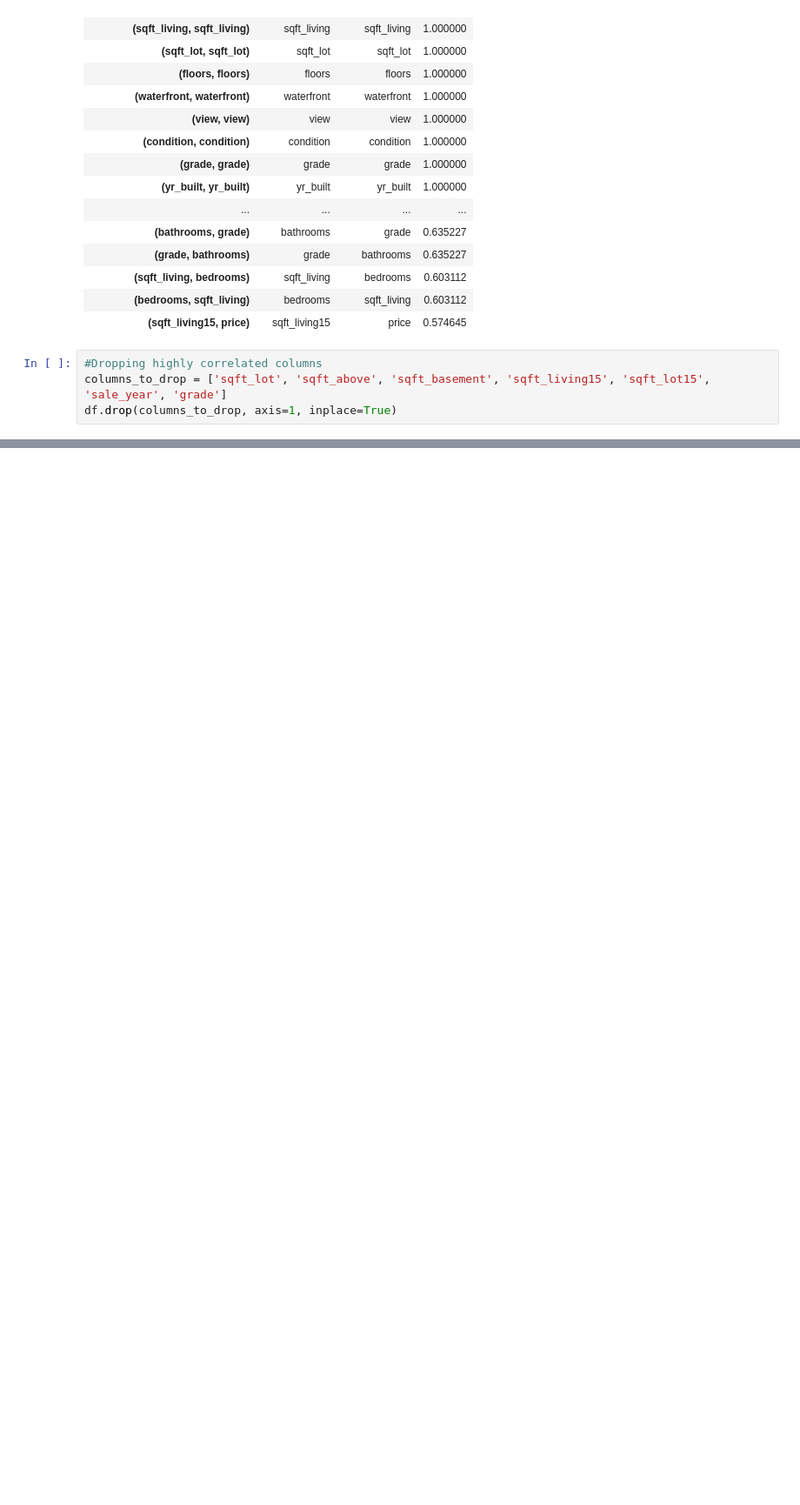
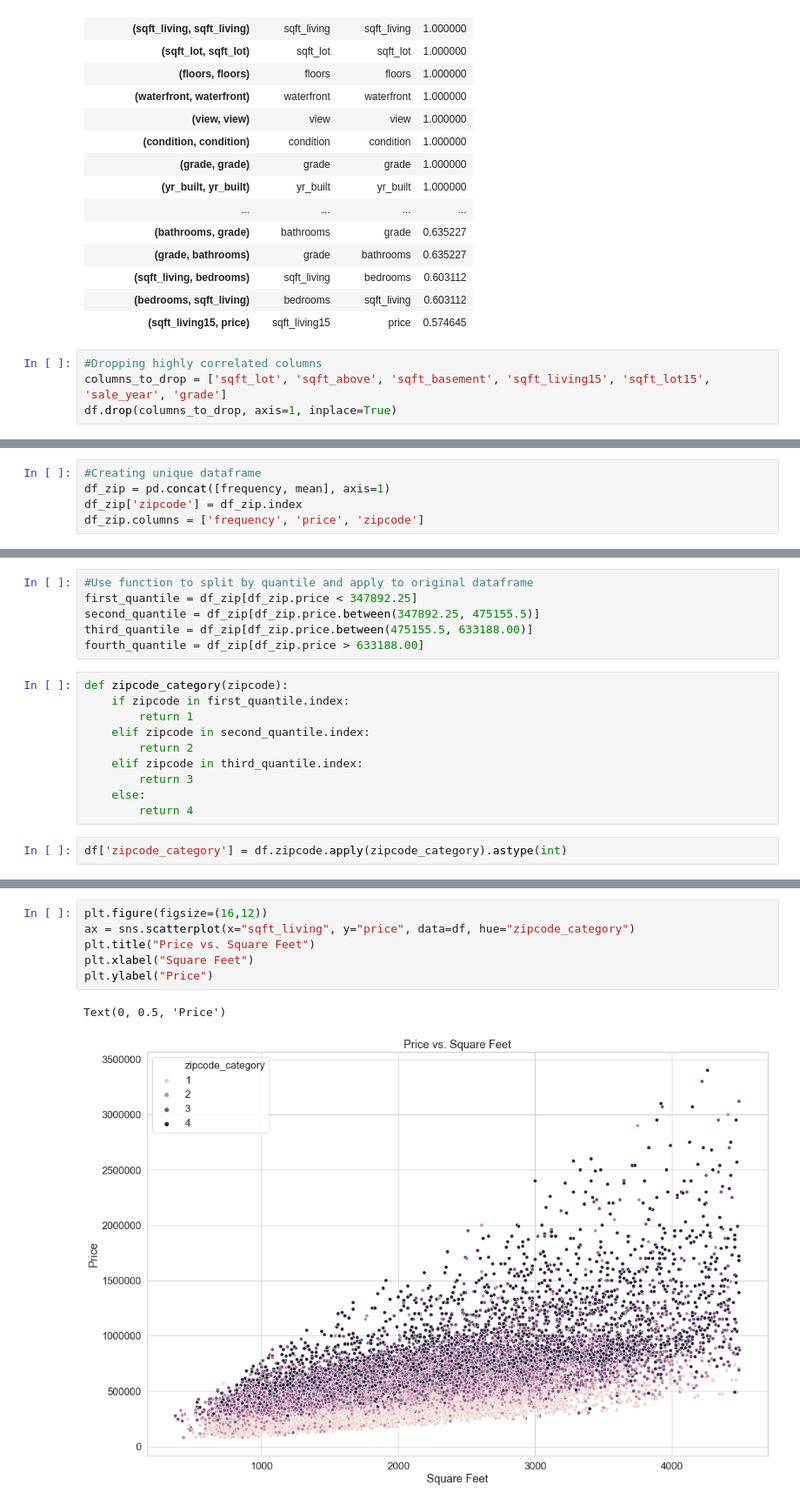
Before and after one commit to JonahFlateman/King-County-Sale-Prices, a Jupyter notebook: student.ipynb, the cells around one changed output, grey strips where cells are left out. Shown at 87% size. Drawn from its saved outputs; the diff is of its cells as text; blank space fills up the shorter version.

```diff
--- a/student.ipynb
+++ b/student.ipynb
@@ -276,0 +285,5 @@ df.head()
+# %%
+#Creating unique dataframe
+df_zip = pd.concat([frequency, mean], axis=1)
+df_zip['zipcode'] = df_zip.index
+df_zip.columns = ['frequency', 'price', 'zipcode']
@@ -276,0 +323,18 @@ df.head()
+# %%
+#Use function to split by quantile and apply to original dataframe
+first_quantile = df_zip[df_zip.price < 347892.25]
+second_quantile = df_zip[df_zip.price.between(347892.25, 475155.5)]
+third_quantile = df_zip[df_zip.price.between(475155.5, 633188.00)]
+fourth_quantile = df_zip[df_zip.price > 633188.00]
+# %%
+def zipcode_category(zipcode):
+    if zipcode in first_quantile.index:
+        return 1
+    elif zipcode in second_quantile.index:
+        return 2
+    elif zipcode in third_quantile.index:
+        return 3
+    else:
+        return 4
+# %%
+df['zipcode_category'] = df.zipcode.apply(zipcode_category).astype(int)
@@ -276,0 +349,9 @@ df.head()
+# %%
+plt.figure(figsize=(16,12))
+ax = sns.scatterplot(x="sqft_living", y="price", data=df, hue="zipcode_category")
+plt.title("Price vs. Square Feet")
+plt.xlabel("Square Feet")
+plt.ylabel("Price")
+# %% [output]
+Text(0, 0.5, 'Price')
+[figure, added]
```
Also changed, not shown: parts of 18 cells of this notebook.
